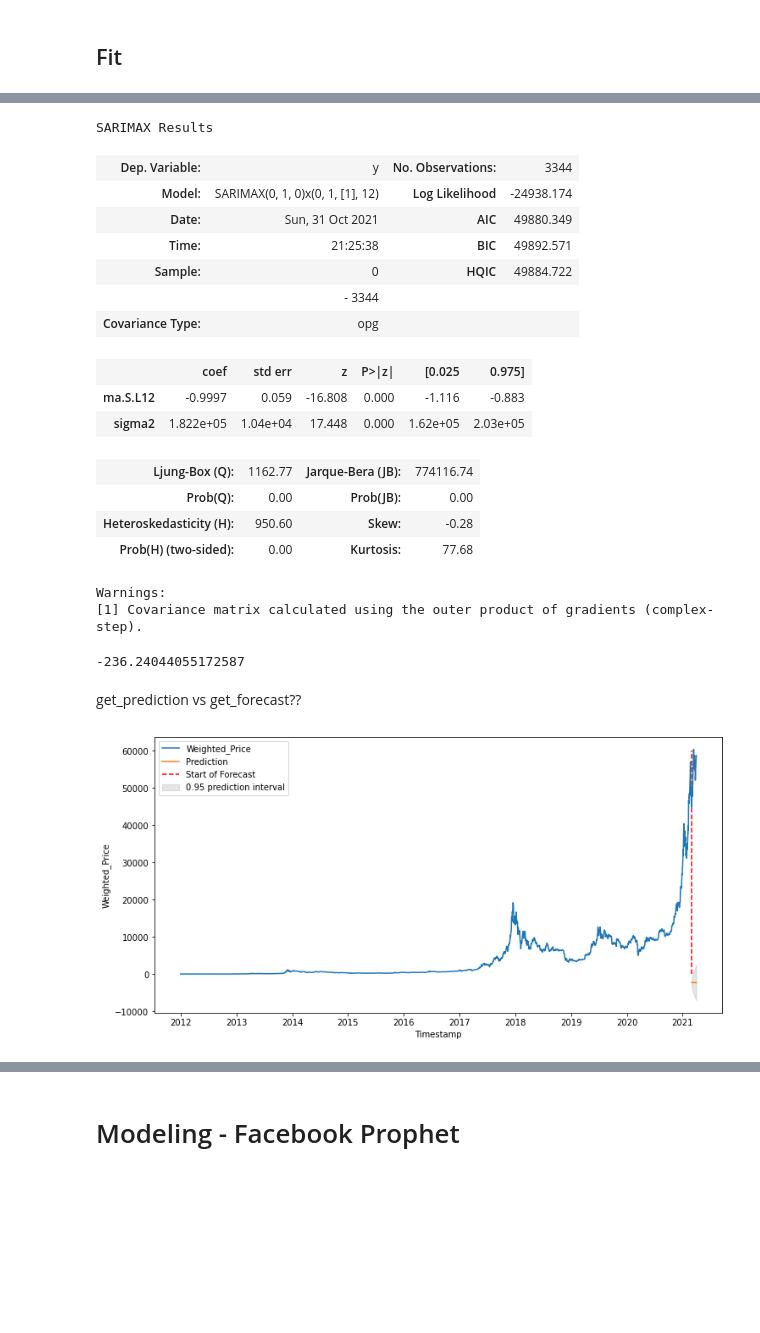
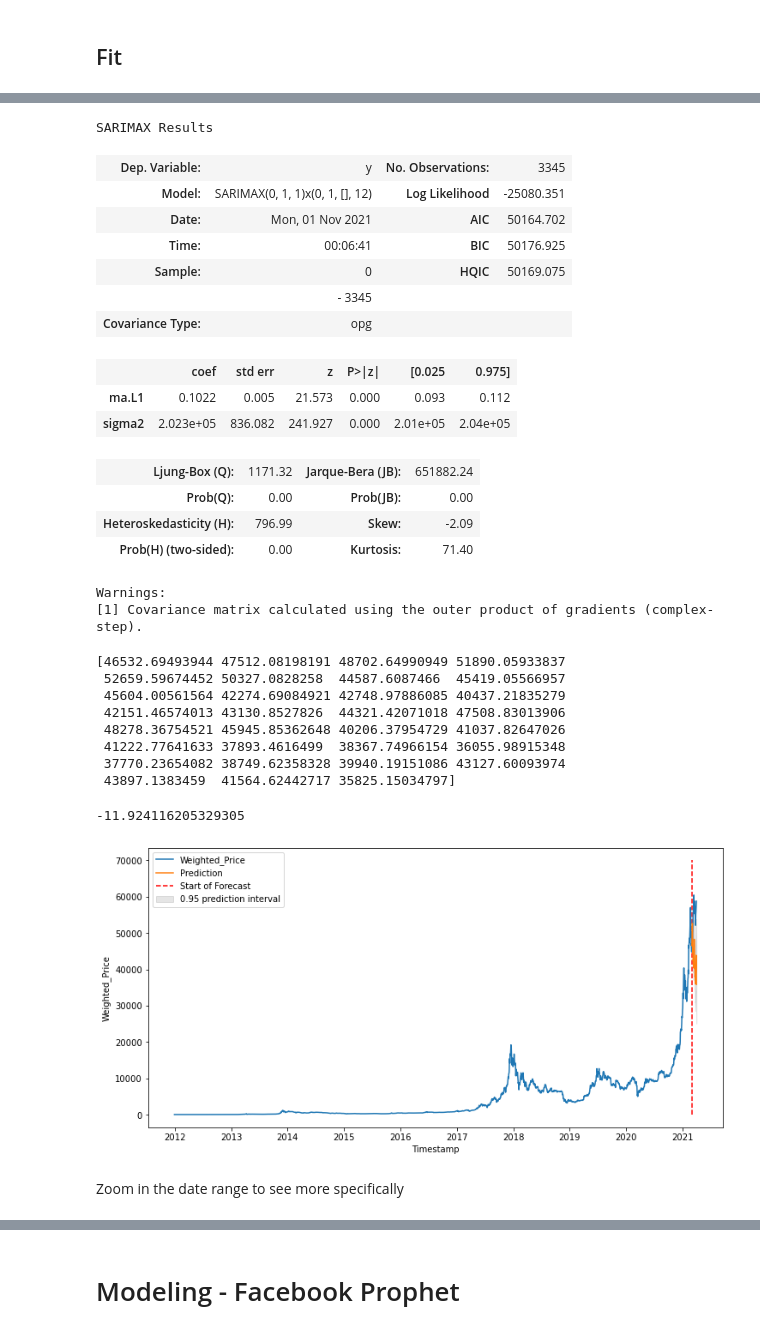
Before and after one commit to aquarius101204/DataScienceCapstoneProjects, a Jupyter notebook: 3rdCapstoneProject_Final/Unit27.1.1_Pre-processing_Work_and_Model_Final.ipynb, the cells around one changed output, grey strips where cells are left out. Drawn from its saved outputs; the diff is of its cells as text; code cells hidden in the pictures; blank space fills up the shorter version.

Commit message:
ARIMA SARIMAX completed

```diff
--- a/3rdCapstoneProject_Final/Unit27.1.1_Pre-processing_Work_and_Model_Final.ipynb
+++ b/3rdCapstoneProject_Final/Unit27.1.1_Pre-processing_Work_and_Model_Final.ipynb
@@ -407,11 +382,11 @@ params = []
 for i in pdq:
     for j in seasonal_pdq:
         try:
-            model = SARIMAX(train.dropna().values, order = (i), seasoanl_order = (j))
+            model = SARIMAX(train.values, order = (i), seasoanl_order = (j))
             model_fit = model.fit()
-            print(f"SARIMA : {i}{j} >> AIC {round(model_fit.aic,2)}")
-            aic.append(round(model_fit.aic,2))
-            params.append((i,j))
+            print(f"SARIMA : {i}{j} >> AIC {round(model_fit.aic, 2)}")
+            aic.append(round(model_fit.aic, 2))
+            params.append((i, j))
         except:
             pass
 # %% [output]
@@ -440,46 +432,57 @@ optimal
 # %%
-SARIMA_model_opt = SARIMAX(train_diff.values, order=optimal[0][0], seasonal_order = optimal[0][1])
-SARIMA_model_opt_fit = SARIMA_model_opt.fit()
-SARIMA_model_opt_fit.summary()
+sarimax_opt = SARIMAX(train.values, order=optimal[0][0], seasonal_order = optimal[0][1])
+sarimax_opt_fit = sarimax_opt.fit()
+sarimax_opt_fit.summary()
 # %% [output]
 SARIMAX Results
-| Dep. Variable: | y | No. Observations: | 3344 |
-| Model: | SARIMAX(0, 1, 0)x(0, 1, [1], 12) | Log Likelihood | -24938.174 |
-| Date: | Sun, 31 Oct 2021 | AIC | 49880.349 |
-| Time: | 21:25:38 | BIC | 49892.571 |
-| Sample: | 0 | HQIC | 49884.722 |
-|  | - 3344 |  |  |
+| Dep. Variable: | y | No. Observations: | 3345 |
+| Model: | SARIMAX(0, 1, 1)x(0, 1, [], 12) | Log Likelihood | -25080.351 |
+| Date: | Mon, 01 Nov 2021 | AIC | 50164.702 |
+| Time: | 00:06:41 | BIC | 50176.925 |
+| Sample: | 0 | HQIC | 50169.075 |
+|  | - 3345 |  |  |
 | Covariance Type: | opg |  |  |
 |  | coef | std err | z | P>|z| | [0.025 | 0.975] |
-| ma.S.L12 | -0.9997 | 0.059 | -16.808 | 0.000 | -1.116 | -0.883 |
-| sigma2 | 1.822e+05 | 1.04e+04 | 17.448 | 0.000 | 1.62e+05 | 2.03e+05 |
+| ma.L1 | 0.1022 | 0.005 | 21.573 | 0.000 | 0.093 | 0.112 |
+| sigma2 | 2.023e+05 | 836.082 | 241.927 | 0.000 | 2.01e+05 | 2.04e+05 |
-| Ljung-Box (Q): | 1162.77 | Jarque-Bera (JB): | 774116.74 |
+| Ljung-Box (Q): | 1171.32 | Jarque-Bera (JB): | 651882.24 |
 | Prob(Q): | 0.00 | Prob(JB): | 0.00 |
-| Heteroskedasticity (H): | 950.60 | Skew: | -0.28 |
-| Prob(H) (two-sided): | 0.00 | Kurtosis: | 77.68 |
+| Heteroskedasticity (H): | 796.99 | Skew: | -2.09 |
+| Prob(H) (two-sided): | 0.00 | Kurtosis: | 71.40 |
 Warnings:
 [1] Covariance matrix calculated using the outer product of gradients (complex-step).
 # %%
 # use model to forecast
-pred = SARIMA_model_opt_fit.get_forecast(steps=test.shape[0])
+pred = sarimax_opt_fit.get_forecast(steps=test.shape[0])
 pred_val = pred.predicted_mean
-pred_lw = pred.conf_int()[:,0]
-pred_up = pred.conf_int()[:,1]
-pred_idx = list(test.index)
-
-r2 = r2_score(test, pred_val)
-r2
+print(pred_val)
 # %% [output]
--236.24044055172587
+[46532.69493944 47512.08198191 48702.64990949 51890.05933837
+ 52659.59674452 50327.0828258  44587.6087466  45419.05566957
+ 45604.00561564 42274.69084921 42748.97886085 40437.21835279
+ 42151.46574013 43130.8527826  44321.42071018 47508.83013906
+ 48278.36754521 45945.85362648 40206.37954729 41037.82647026
+ 41222.77641633 37893.4616499  38367.74966154 36055.98915348
+ 37770.23654082 38749.62358328 39940.19151086 43127.60093974
+ 43897.1383459  41564.62442717 35825.15034797]
-# %% [markdown]
-get_prediction vs get_forecast??
+# %%
+pred_lb = pred.conf_int()[:,0]
+pred_ub = pred.conf_int()[:,1]
+pred_index = list(test.index)
+# %%
+r2 = r2_score(test, pred_val)
+r2
+# %% [output]
+-11.924116205329305
 # %%
 fig, ax = plt.subplots(figsize=(12,6))
 sns.lineplot(data=btc_daily, x=btc_daily.index, y='Weighted_Price', label='Weighted_Price')
-ax.vlines(start, 0, 60000, linestyle='--', color='r', label='Start of Forecast')
-ax.plot(pred_idx, pred_val, label='Prediction')
-ax.fill_between(pred_idx, pred_lw, pred_up, color='k', alpha=0.1, label='0.95 prediction interval')
+ax.vlines(start, 0, 70000, linestyle='--', color='red', label='Start of Forecast')
+ax.plot(pred_index, pred_val, label='Prediction')
+ax.fill_between(pred_index, pred_lb, pred_ub, color='k', alpha=0.1, label='0.95 prediction interval')
 ax.legend(loc='upper left')
 plt.show()
 # %% [output]
-[figure, old version]
+[figure, new version]
+# %% [markdown]
+Zoom in the date range to see more specifically
```
Also changed, not shown: parts of 23 cells of this notebook.
